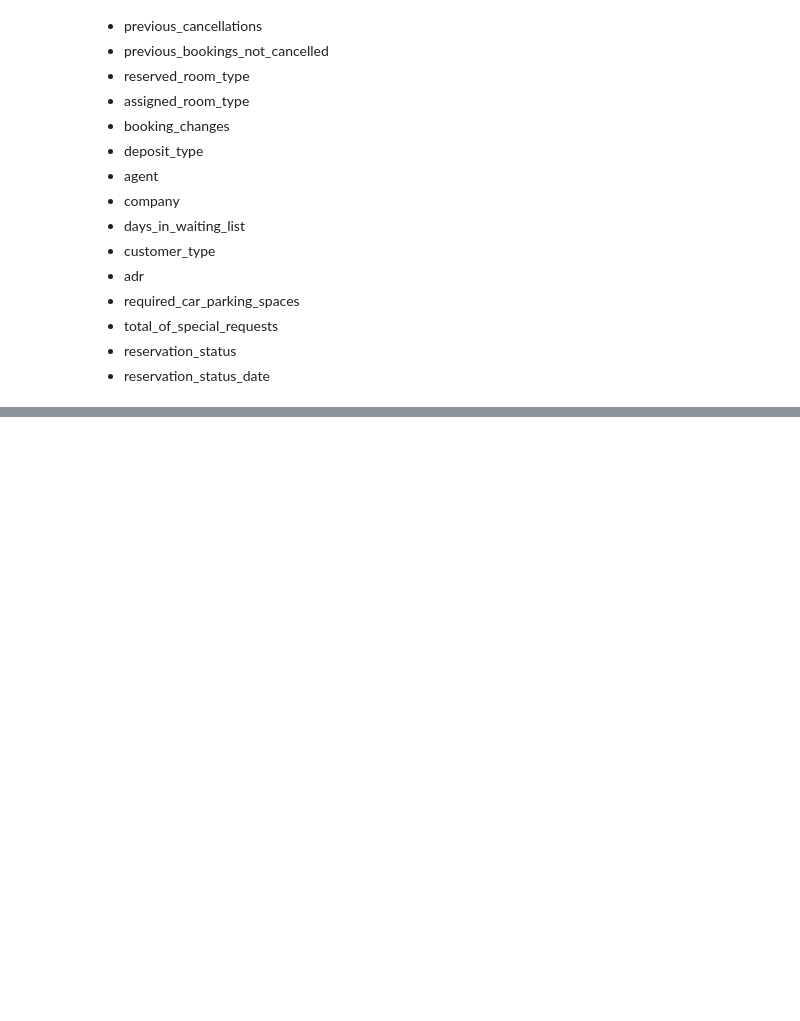
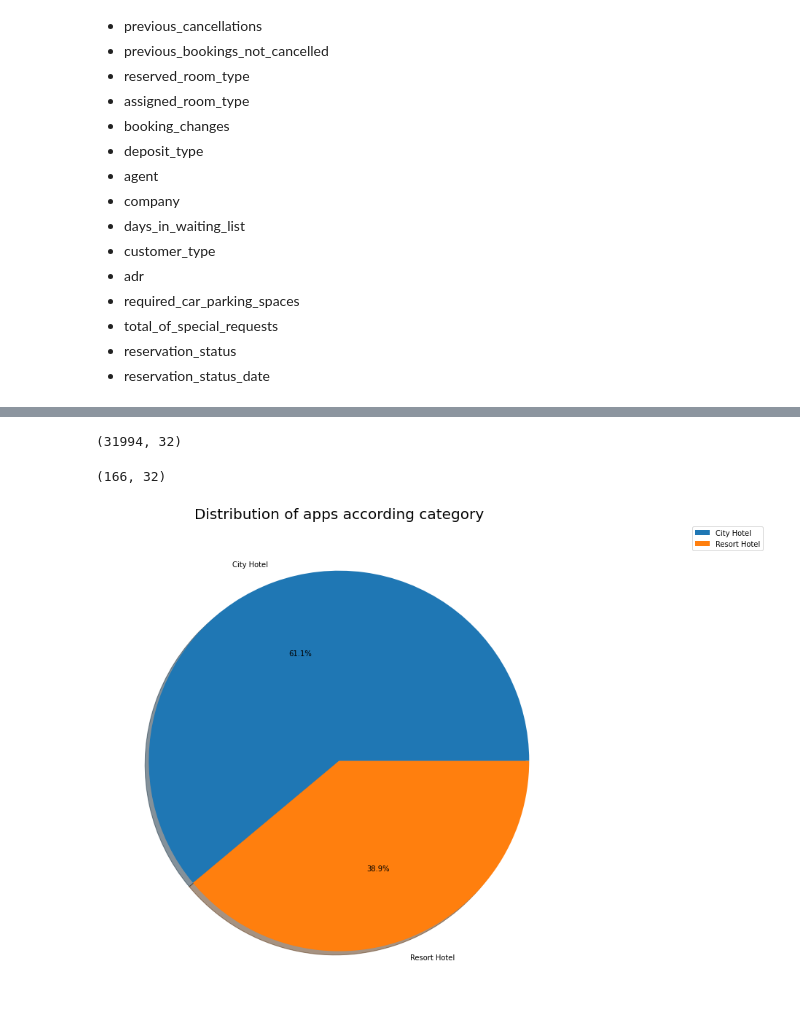
Before and after one commit to Meghanah97/Individual-project-hotel-booking-analysis, a Jupyter notebook: Hotel_Booking_Analysis_Capstone_Project.ipynb, the cells around one changed output, grey strips where cells are left out. Cells and saved outputs as stored; diff of their text form; code cells hidden in the pictures; blank space fills up the shorter version.

```diff
--- a/Hotel_Booking_Analysis_Capstone_Project.ipynb
+++ b/Hotel_Booking_Analysis_Capstone_Project.ipynb
@@ -350,0 +416,5 @@ array(['2015-07-01', '2015-07-02', '2015-07-03', '2015-05-06',
+# %%
+#checking duplicates value
+df[df.duplicated()].shape
+# %% [output]
+(31994, 32)
@@ -350,0 +428,29 @@ array(['2015-07-01', '2015-07-02', '2015-07-03', '2015-05-06',
+# %%
+df[df['adults']+df['babies']+df['children'] == 0].shape
+# %% [output]
+(166, 32)
+# %%
+df.drop(df[df['adults']+df['babies']+df['children'] == 0].index, inplace = True)
+# %%
+# Converting datatype of columns 'children', 'company' and 'agent' from float to int.
+df[['children', 'company', 'agent']] = df[['children', 'company', 'agent']].astype('int64')
+# %%
+# changing datatype of column 'reservation_status_date' to data_type.
+df['reservation_status_date'] = pd.to_datetime(df['reservation_status_date'], format = '%Y-%m-%d')
+# %%
+# Adding total staying days in hotels
+df['total_stay'] = df['stays_in_weekend_nights']+df['stays_in_week_nights']
+
+# Adding total people num as column, i.e. total people num = num of adults + children + babies
+df['total_people'] = df['adults']+df['children']+df['babies']
+# %%
+temp = df['hotel'].value_counts().reset_index()
+plt.figure(figsize=(12,12))
+ax = plt.subplot(111)
+plt.pie(x = temp['hotel'], labels= temp['index'],autopct= '%1.1f%%',shadow=True)
+plt.legend()
+plt.title('Distribution of apps according category',size = 20);
+ax.legend(bbox_to_anchor=(1.4, 1))
+plt.show()
+# %% [output]
+[figure, added]
```
Also changed, not shown: parts of 29 cells of this notebook.
